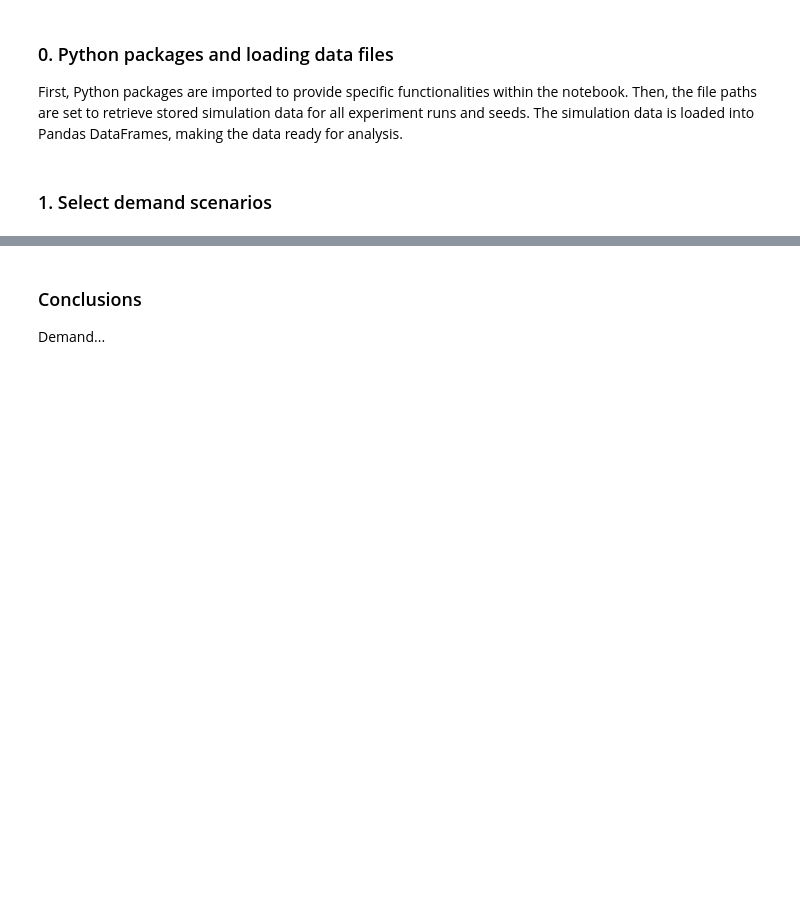
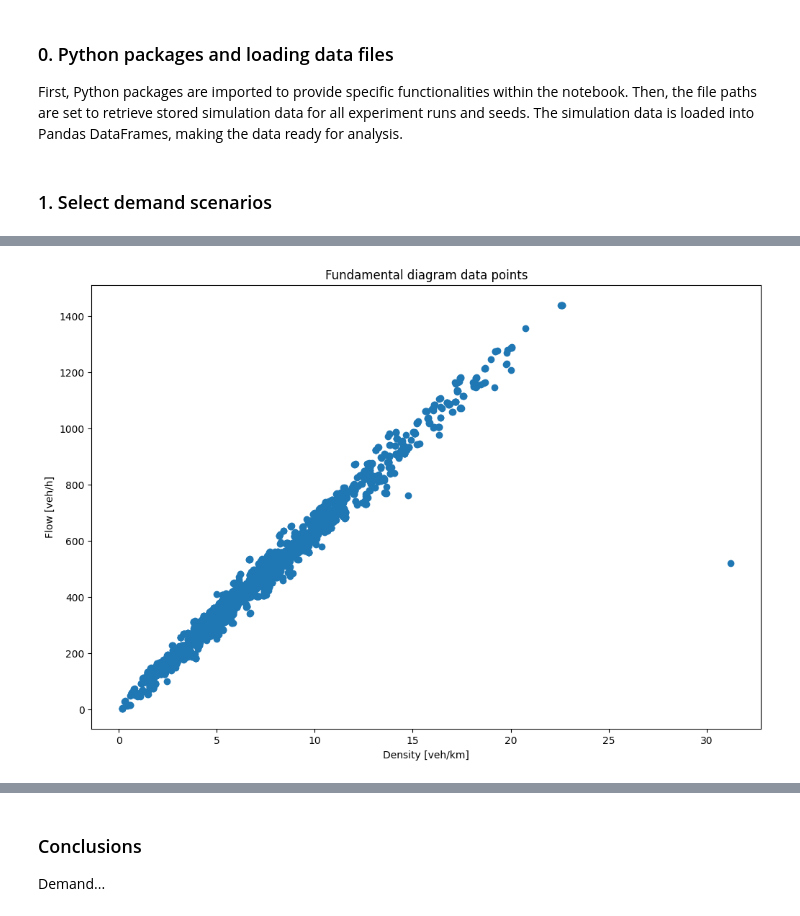
Before and after one commit to J-Poland/GraduationOTS, a Jupyter notebook: thesis_experiments/notebooks/demand_analysis.ipynb, the cells around one changed output, grey strips where cells are left out. Saved outputs shown, nothing was run; the diff lists cells and outputs as text; code cells hidden in the pictures; blank space fills up the shorter version.

```diff
--- a/thesis_experiments/notebooks/demand_analysis.ipynb
+++ b/thesis_experiments/notebooks/demand_analysis.ipynb
@@ -153,3 +153,12 @@ show_fd_scatter_plot(df_new_fd_box, 'E2B.ONRAMP_density', 'E2B.ONRAMP_flow')
+# %%
+# select box of data points
+df_new_fd_box2 = df_new_fd_box[(df_new_fd_box['E2B.ONRAMP_density'] > 0) & (df_new_fd_box['E2B.ONRAMP_density'] < 40)].copy()
+df_new_fd_box2 = df_new_fd_box2[(df_new_fd_box2['E2B.ONRAMP_flow'] > 0) & (df_new_fd_box2['E2B.ONRAMP_flow'] < 2000)].copy()
+
+# show Fd values for on-ramp lane
+show_fd_scatter_plot(df_new_fd_box2, 'E2B.ONRAMP_density', 'E2B.ONRAMP_flow')
+# %% [output]
+[figure, added]
 # %%
 # get range of demand variables
 print("Main demand:", df_new_fd_box['main_demand'].min(), " - ", df_new_fd_box['main_demand'].max())
```
Also changed, not shown: parts of 7 cells of this notebook.
